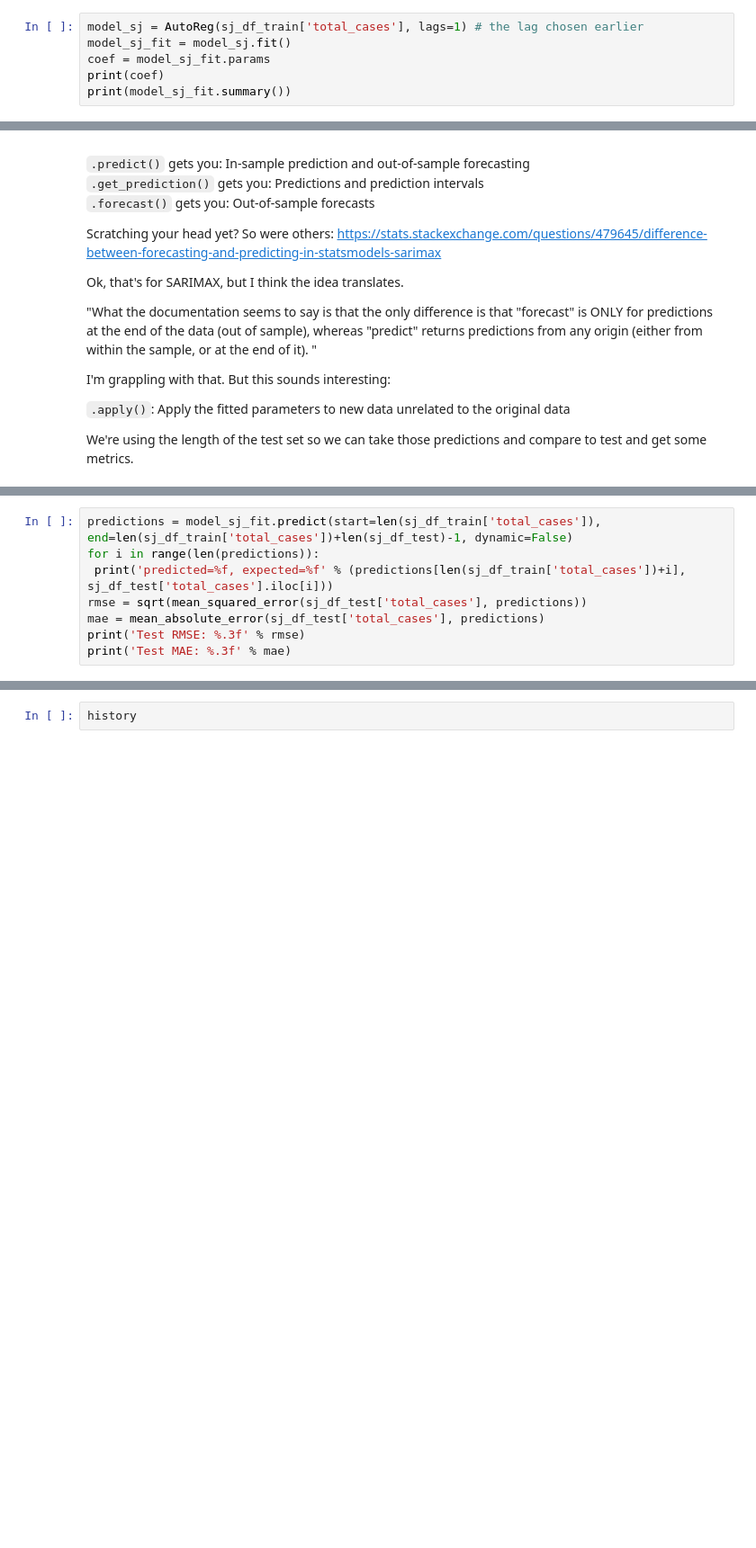
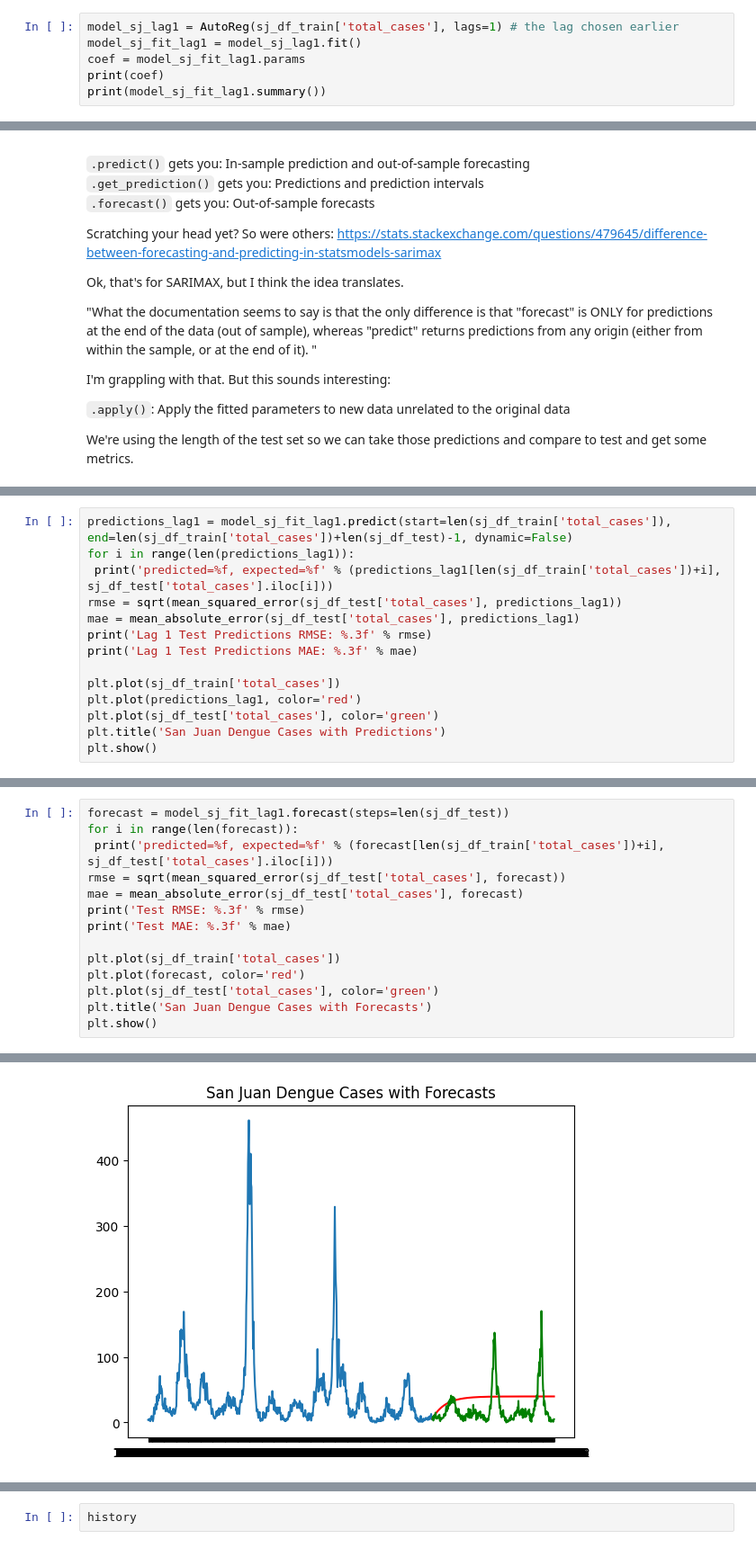
Before and after one commit to ValerieDier/multivariate_timeseries_forecasting_dengue, a Jupyter notebook: notebooks/ar_trial_nlags.ipynb, the cells around one changed output, grey strips where cells are left out. Shown at 90% size. Cells and saved outputs as stored; diff of their text form; blank space fills up the shorter version.

```diff
--- a/notebooks/ar_trial_nlags.ipynb
+++ b/notebooks/ar_trial_nlags.ipynb
@@ -134,9 +149,9 @@ We'll start by modelling San Juan's data.
 # %%
-model_sj = AutoReg(sj_df_train['total_cases'], lags=1) # the lag chosen earlier
-model_sj_fit = model_sj.fit()
-coef = model_sj_fit.params
+model_sj_lag1 = AutoReg(sj_df_train['total_cases'], lags=1) # the lag chosen earlier
+model_sj_fit_lag1 = model_sj_lag1.fit()
+coef = model_sj_fit_lag1.params
 print(coef)
-print(model_sj_fit.summary())
+print(model_sj_fit_lag1.summary())
 # %% [output]
 const             1.325401
 total_cases.L1    0.966669
@@ -204,11 +249,17 @@ You effectively produce one forecast that's however many time periods out (weeks
 # %%
-predictions = model_sj_fit.predict(start=len(sj_df_train['total_cases']), end=len(sj_df_train['total_cases'])+len(sj_df_test)-1, dynamic=False)
-for i in range(len(predictions)):
- print('predicted=%f, expected=%f' % (predictions[len(sj_df_train['total_cases'])+i], sj_df_test['total_cases'].iloc[i]))
-rmse = sqrt(mean_squared_error(sj_df_test['total_cases'], predictions))
-mae = mean_absolute_error(sj_df_test['total_cases'], predictions)
-print('Test RMSE: %.3f' % rmse)
-print('Test MAE: %.3f' % mae)
+predictions_lag1 = model_sj_fit_lag1.predict(start=len(sj_df_train['total_cases']), end=len(sj_df_train['total_cases'])+len(sj_df_test)-1, dynamic=False)
+for i in range(len(predictions_lag1)):
+ print('predicted=%f, expected=%f' % (predictions_lag1[len(sj_df_train['total_cases'])+i], sj_df_test['total_cases'].iloc[i]))
+rmse = sqrt(mean_squared_error(sj_df_test['total_cases'], predictions_lag1))
+mae = mean_absolute_error(sj_df_test['total_cases'], predictions_lag1)
+print('Lag 1 Test Predictions RMSE: %.3f' % rmse)
+print('Lag 1 Test Predictions MAE: %.3f' % mae)
+
+plt.plot(sj_df_train['total_cases'])
+plt.plot(predictions_lag1, color='red')
+plt.plot(sj_df_test['total_cases'], color='green')
+plt.title('San Juan Dengue Cases with Predictions')
+plt.show()
 # %% [output]
 predicted=6.158745, expected=5.000000
 predicted=7.278867, expected=9.000000
@@ -235,0 +290,15 @@ See code snippets below on "walking forward".
+# %%
+forecast = model_sj_fit_lag1.forecast(steps=len(sj_df_test))
+for i in range(len(forecast)):
+ print('predicted=%f, expected=%f' % (forecast[len(sj_df_train['total_cases'])+i], sj_df_test['total_cases'].iloc[i]))
+rmse = sqrt(mean_squared_error(sj_df_test['total_cases'], forecast))
+mae = mean_absolute_error(sj_df_test['total_cases'], forecast)
+print('Test RMSE: %.3f' % rmse)
+print('Test MAE: %.3f' % mae)
+
+plt.plot(sj_df_train['total_cases'])
+plt.plot(forecast, color='red')
+plt.plot(sj_df_test['total_cases'], color='green')
+plt.title('San Juan Dengue Cases with Forecasts')
+plt.show()
+# %% [output]
@@ -235,0 +322 @@ See code snippets below on "walking forward".
+[figure, added]
```
Also changed, not shown: parts of 36 cells of this notebook.
